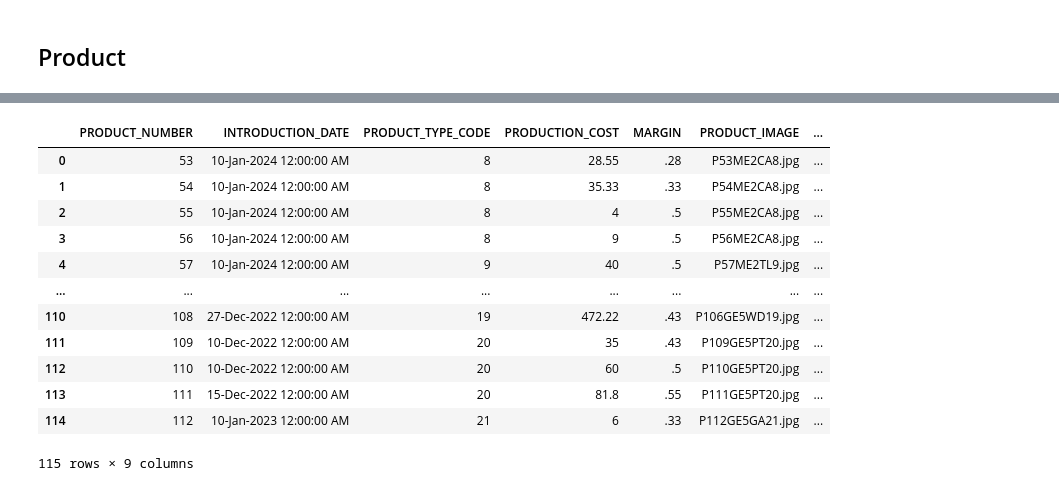
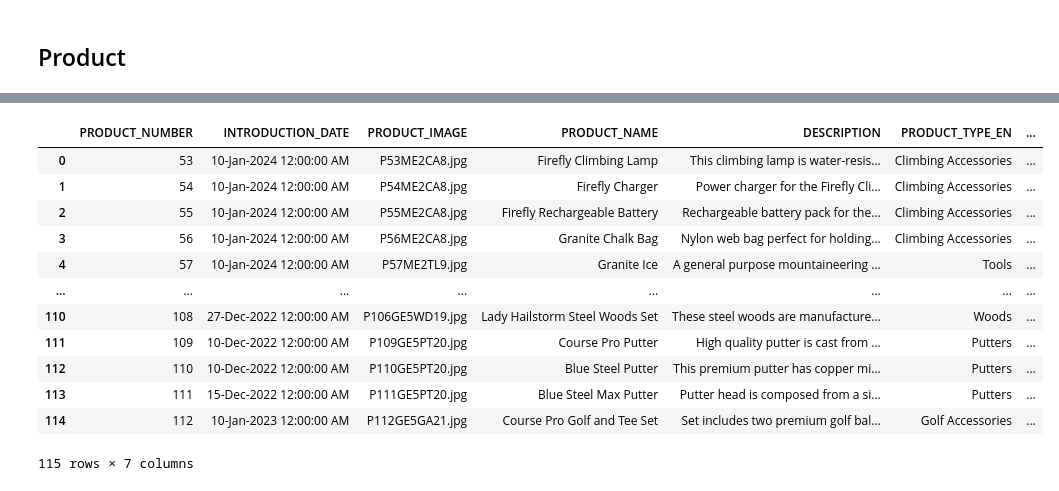
Before and after one commit to SebEmmen/GreatOutdoors, a Jupyter notebook: Warehouse.ipynb, the cells around one changed output, grey strips where cells are left out. Saved outputs shown, nothing was run; the diff lists cells and outputs as text; code cells hidden in the pictures.

```diff
--- a/Warehouse.ipynb
+++ b/Warehouse.ipynb
@@ -995,17 +997,45 @@ run_scd2_staff(df_staff_final, target_WH_db)
 # %%
 df_product = pd.read_sql_query("SELECT * FROM Product", sdm_conn)
-df_product
+df_product_type = pd.read_sql_query("SELECT * FROM Product_Type", sdm_conn)
+df_product_line = pd.read_sql_query("SELECT * FROM Product_Line", sdm_conn)
+
+df_product_type_final = pd.merge(
+    df_product_type,
+    df_product_line,
+    on='PRODUCT_LINE_CODE',
+    how='left'
+)
+
+# 2. Merge only with those specific columns
+df_product_final = pd.merge(
+    df_product,
+    df_product_type_final,
+    on='PRODUCT_TYPE_CODE',
+    how='left'
+)
+
+
+df_product_final = df_product_final[[
+    'PRODUCT_NUMBER',
+    'INTRODUCTION_DATE',
+    'PRODUCT_IMAGE',
+    'PRODUCT_NAME',
+    'DESCRIPTION',
+    'PRODUCT_TYPE_EN',
+    'PRODUCT_LINE_EN'
+]]
+df_product_final
 # %% [output]
-|  | PRODUCT_NUMBER | INTRODUCTION_DATE | PRODUCT_TYPE_CODE | PRODUCTION_COST | MARGIN | PRODUCT_IMAGE | ... |
-| 0 | 53 | 10-Jan-2024 12:00:00 AM | 8 | 28.55 | .28 | P53ME2CA8.jpg | ... |
-| 1 | 54 | 10-Jan-2024 12:00:00 AM | 8 | 35.33 | .33 | P54ME2CA8.jpg | ... |
-| 2 | 55 | 10-Jan-2024 12:00:00 AM | 8 | 4 | .5 | P55ME2CA8.jpg | ... |
-| 3 | 56 | 10-Jan-2024 12:00:00 AM | 8 | 9 | .5 | P56ME2CA8.jpg | ... |
-| 4 | 57 | 10-Jan-2024 12:00:00 AM | 9 | 40 | .5 | P57ME2TL9.jpg | ... |
+|  | PRODUCT_NUMBER | INTRODUCTION_DATE | PRODUCT_IMAGE | PRODUCT_NAME | DESCRIPTION | PRODUCT_TYPE_EN | ... |
+| 0 | 53 | 10-Jan-2024 12:00:00 AM | P53ME2CA8.jpg | Firefly Climbing Lamp | This climbing lamp is water-resis... | Climbing Accessories | ... |
+| 1 | 54 | 10-Jan-2024 12:00:00 AM | P54ME2CA8.jpg | Firefly Charger | Power charger for the Firefly Cli... | Climbing Accessories | ... |
+| 2 | 55 | 10-Jan-2024 12:00:00 AM | P55ME2CA8.jpg | Firefly Rechargeable Battery | Rechargeable battery pack for the... | Climbing Accessories | ... |
+| 3 | 56 | 10-Jan-2024 12:00:00 AM | P56ME2CA8.jpg | Granite Chalk Bag | Nylon web bag perfect for holding... | Climbing Accessories | ... |
+| 4 | 57 | 10-Jan-2024 12:00:00 AM | P57ME2TL9.jpg | Granite Ice | A general purpose mountaineering ... | Tools | ... |
 | ... | ... | ... | ... | ... | ... | ... | ... |
-| 110 | 108 | 27-Dec-2022 12:00:00 AM | 19 | 472.22 | .43 | P106GE5WD19.jpg | ... |
-| 111 | 109 | 10-Dec-2022 12:00:00 AM | 20 | 35 | .43 | P109GE5PT20.jpg | ... |
-| 112 | 110 | 10-Dec-2022 12:00:00 AM | 20 | 60 | .5 | P110GE5PT20.jpg | ... |
-| 113 | 111 | 15-Dec-2022 12:00:00 AM | 20 | 81.8 | .55 | P111GE5PT20.jpg | ... |
-| 114 | 112 | 10-Jan-2023 12:00:00 AM | 21 | 6 | .33 | P112GE5GA21.jpg | ... |
+| 110 | 108 | 27-Dec-2022 12:00:00 AM | P106GE5WD19.jpg | Lady Hailstorm Steel Woods Set | These steel woods are manufacture... | Woods | ... |
+| 111 | 109 | 10-Dec-2022 12:00:00 AM | P109GE5PT20.jpg | Course Pro Putter | High quality putter is cast from ... | Putters | ... |
+| 112 | 110 | 10-Dec-2022 12:00:00 AM | P110GE5PT20.jpg | Blue Steel Putter | This premium putter has copper mi... | Putters | ... |
+| 113 | 111 | 15-Dec-2022 12:00:00 AM | P111GE5PT20.jpg | Blue Steel Max Putter | Putter head is composed from a si... | Putters | ... |
+| 114 | 112 | 10-Jan-2023 12:00:00 AM | P112GE5GA21.jpg | Course Pro Golf and Tee Set | Set includes two premium golf bal... | Golf Accessories | ... |
-115 rows × 9 columns
+115 rows × 7 columns
```
Also changed, not shown: parts of 20 cells of this notebook, 2 other files.
